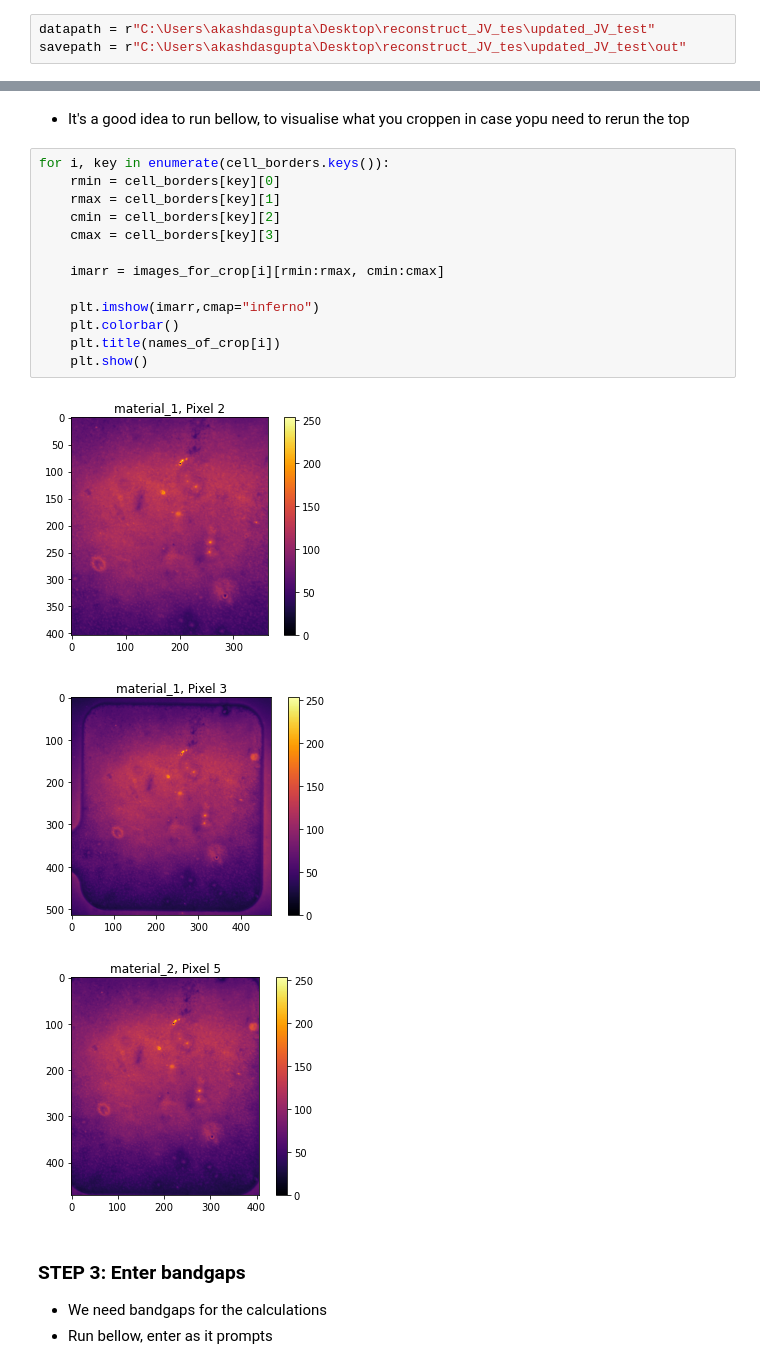
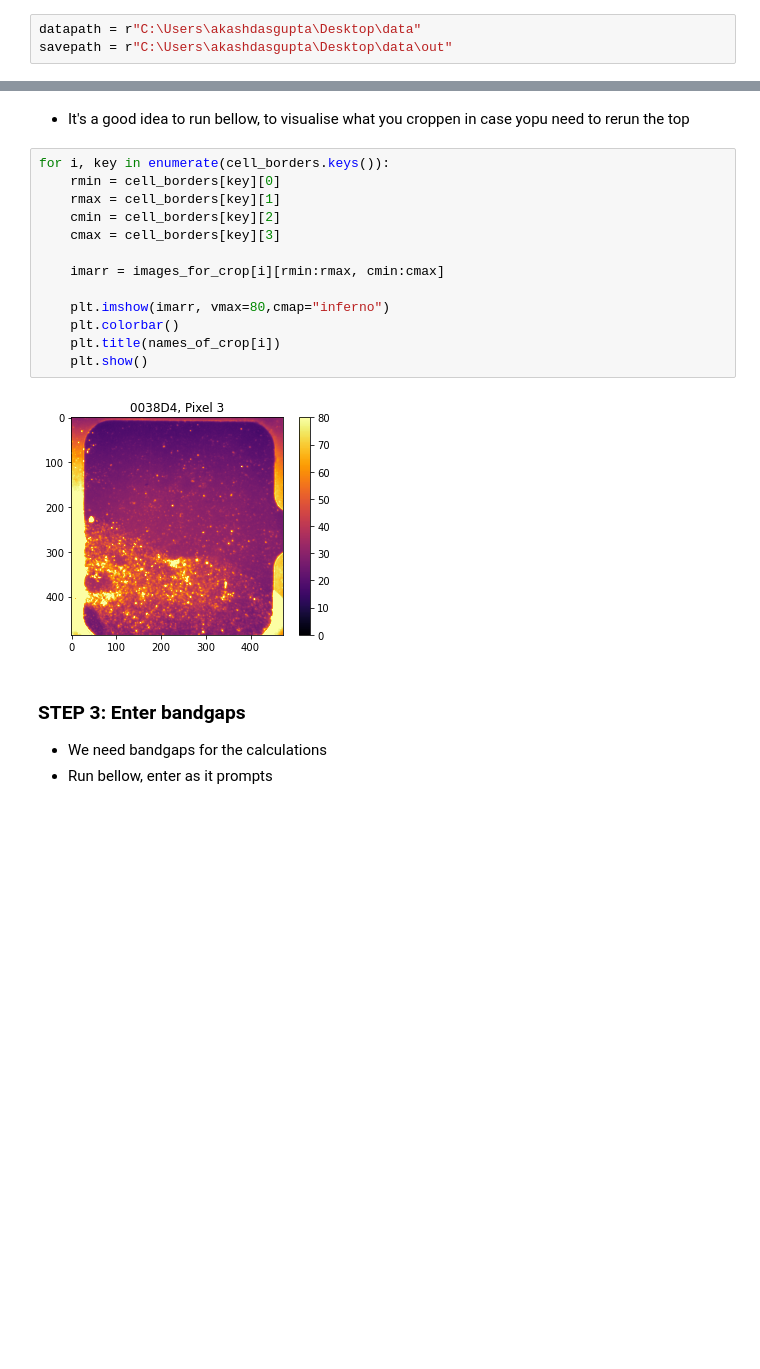
Before and after one commit to akashdasgupta/PL_imaging_analysis, a Jupyter notebook: PL_ANALYSIS.ipynb, the cells around one changed output, grey strips where cells are left out. Drawn from its saved outputs; the diff is of its cells as text; blank space fills up the shorter version.

```diff
--- a/PL_ANALYSIS.ipynb
+++ b/PL_ANALYSIS.ipynb
@@ -27,8 +27,8 @@ from reconstruct_jv import *
 * Don't remove the " " marks, or the 'r' in front of them, that's important!
 * Again, make sure your data is organised in the "[Path to all the data]\[name of sample]\[Pixel number]" format
 # %%
-datapath = r"C:\Users\akashdasgupta\Desktop\reconstruct_JV_tes\updated_JV_test"
-savepath = r"C:\Users\akashdasgupta\Desktop\reconstruct_JV_tes\updated_JV_test\out"
+datapath = r"C:\Users\akashdasgupta\Desktop\data"
+savepath = r"C:\Users\akashdasgupta\Desktop\data\out"
 # %% [markdown]
 ### STEP 1: Find center of your white reference
 * First thing we need to do is determine the center of the beam spot, for which we will use the 'white reference'
@@ -73,20 +76,18 @@ GridBox(children=(Dropdown(description='Img Name:', layout=Layout(grid_area='im_
 # %%
 for i, key in enumerate(cell_borders.keys()):
     rmin = cell_borders[key][0]
     rmax = cell_borders[key][1]
     cmin = cell_borders[key][2]
     cmax = cell_borders[key][3]
 
     imarr = images_for_crop[i][rmin:rmax, cmin:cmax]
 
-    plt.imshow(imarr,cmap="inferno")
+    plt.imshow(imarr, vmax=80,cmap="inferno")
     plt.colorbar()
     plt.title(names_of_crop[i])
     plt.show()
 # %% [output]
-[figure, old version]
+[figure, new version]
-[figure, removed]
-[figure, removed]
 # %% [markdown]
 ### STEP 3: Enter bandgaps
 * We need bandgaps for the calculations
```
Also changed, not shown: parts of 6 cells of this notebook.
